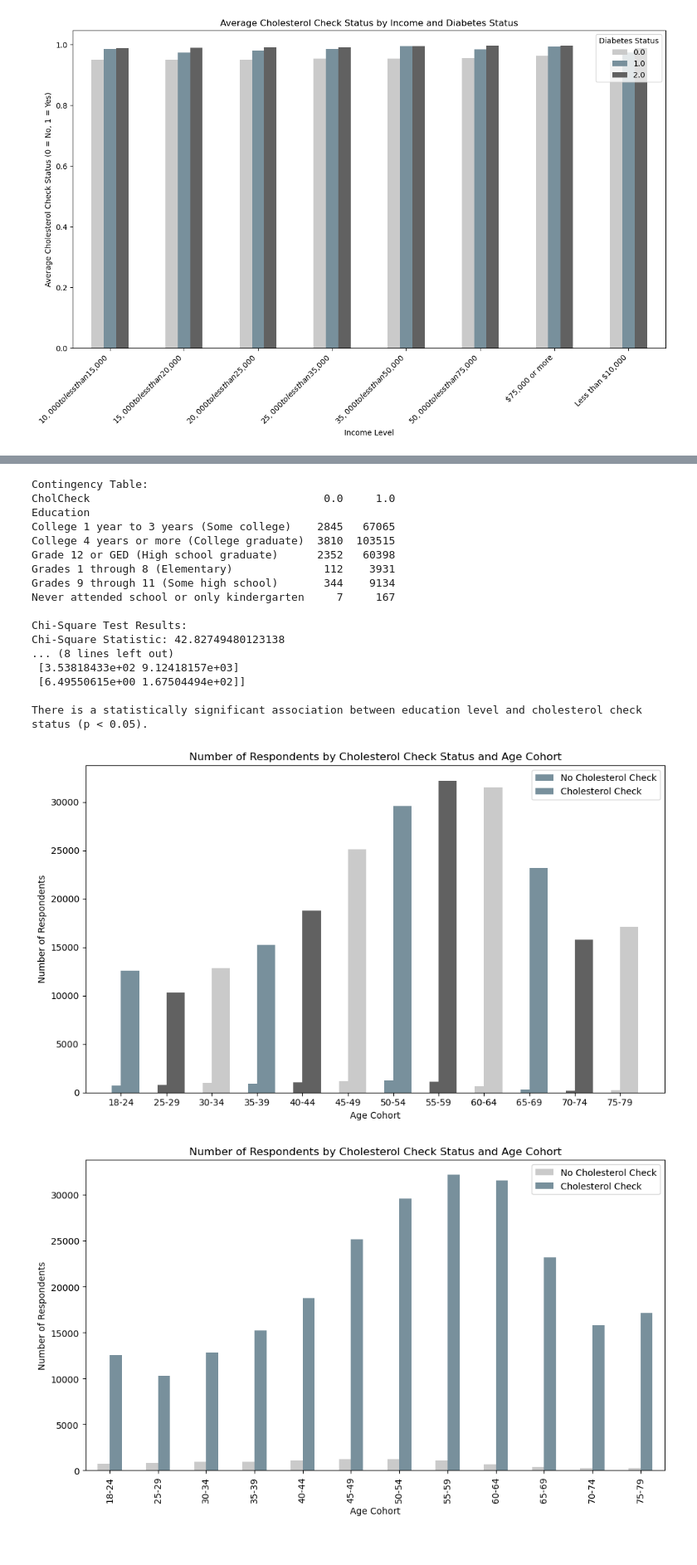
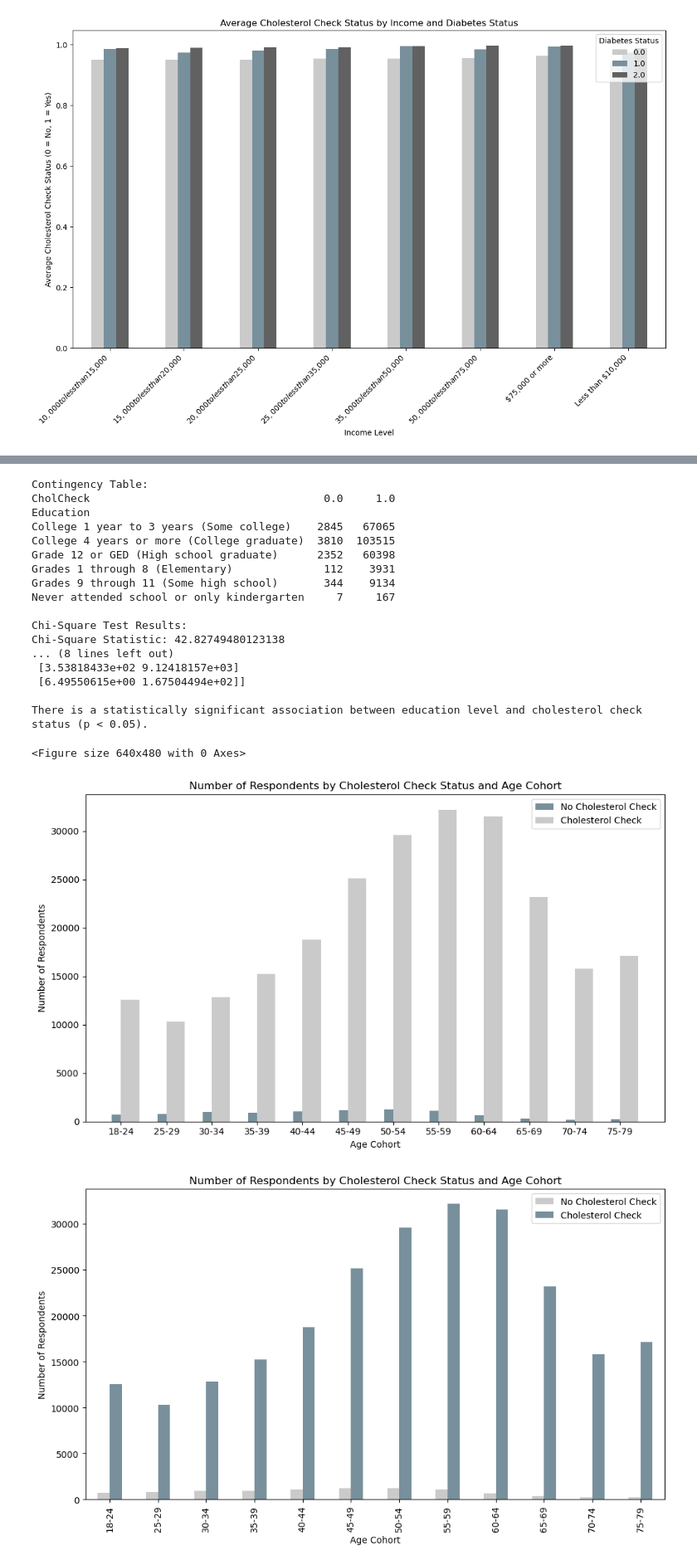
Before and after one commit to williamlevine/project-one, a Jupyter notebook: main_notebook.ipynb, the cells around one changed output, grey strips where cells are left out. Shown: that part at 83% size. Saved outputs shown, nothing was run; the diff lists cells and outputs as text; code cells hidden in the pictures.

```diff
--- a/main_notebook.ipynb
+++ b/main_notebook.ipynb
@@ -360,12 +457,19 @@ print(f"P-Value: {p}")
 print(f"Degrees of Freedom: {dof}")
 print("\nExpected Frequencies:")
 print(expected)
-
+plt.savefig("images/cholesterol_vs_education.png")
 # Interpretation
 if p < 0.05:
     print("\nThere is a statistically significant association between education level and cholesterol check status (p < 0.05).")
 else:
     print("\nThere is no statistically significant association between education level and cholesterol check status (p >= 0.05).")
+
+# Create a summary DataFrame for the Chi-Square test results
+chi_square_results = pd.DataFrame({
+    'Chi-Square Statistic': [chi2],
+    'P-Value': [p],
+    'Degrees of Freedom': [dof]
+})
 # %% [output]
 Contingency Table:
 CholCheck                                    0.0     1.0
@@ -384,6 +488,7 @@ Chi-Square Statistic: 42.82749480123138
  [6.49550615e+00 1.67504494e+02]]
 
 There is a statistically significant association between education level and cholesterol check status (p < 0.05).
+<Figure size 640x480 with 0 Axes>
 # %%
 # Cholesterol checks by age
 
@@ -409,36 +514,38 @@ age_labels = ['18-24', '25-29', '30-34', '35-39', '40-44', '45-49', '50-54', '55
 diabetes_df['Age_Cohort'] = pd.cut(diabetes_df['Mapped_Age'], bins=age_bins, labels=age_labels, include_lowest=True)
 
 # Drop rows with missing data in the relevant columns
 diabetes_df = diabetes_df.dropna(subset=['Age_Cohort', 'CholCheck'])
 
 # Group by age cohort and cholesterol check status, and count the number of participants for each category
 dia_age_chol = diabetes_df.groupby(["Age_Cohort", "CholCheck"], observed=True).size().reset_index(name='count')
 
 # Plot the data as a bar chart
 fig, ax = plt.subplots(figsize=(10, 6))
 
 # Separate data into groups based on cholesterol check status
 nocholcheck = dia_age_chol[dia_age_chol["CholCheck"] == 0].copy()
 yescholcheck = dia_age_chol[dia_age_chol["CholCheck"] == 1].copy()
 
 # Plotting the no cholesterol check group
-ax.bar(nocholcheck["Age_Cohort"], nocholcheck["count"], width=0.4, label="No Cholesterol Check", align='center', color = ['#78909C','#616161', '#CACACA'])
+ax.bar(nocholcheck["Age_Cohort"], nocholcheck["count"], width=0.4, label="No Cholesterol Check", align='center', color = ['#78909C'])
 colors = ['#78909C','#616161', '#CACACA']
+
 # Plotting the cholesterol check group, shifted slightly to the right
-ax.bar(yescholcheck["Age_Cohort"], yescholcheck["count"], width=0.4, label="Cholesterol Check", align='edge', color= ['#78909C','#616161', '#CACACA'])
+ax.bar(yescholcheck["Age_Cohort"], yescholcheck["count"], width=0.4, label="Cholesterol Check", align='edge', color= [ '#CACACA'])
 colors = ['#78909C','#616161', '#CACACA']
 # Set the labels and title
 colors = ['#78909C','#616161', '#CACACA']
 ax.set_xlabel("Age Cohort")
 ax.set_ylabel("Number of Respondents")
 ax.set_title("Number of Respondents by Cholesterol Check Status and Age Cohort")
 ax.legend()
+plt.savefig("images/cholesterol_vs_age.png")
 
 # Display the plot
 plt.tight_layout()
 plt.show()
 # %% [output]
-[figure, old version]
+[figure, new version]
 # %%
 # Cholesterol by age shown in a pivot table
 
```
Also changed, not shown: parts of 9 cells of this notebook, 10 other files.
